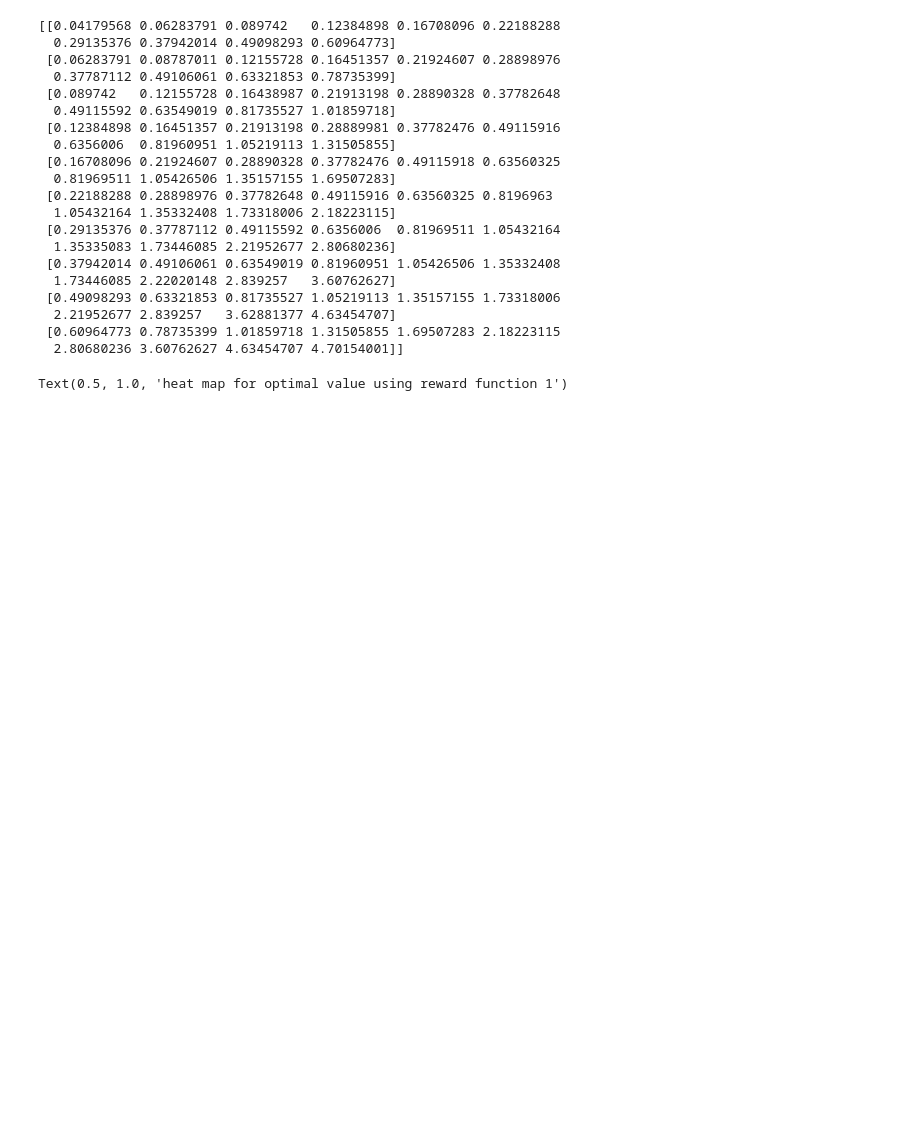
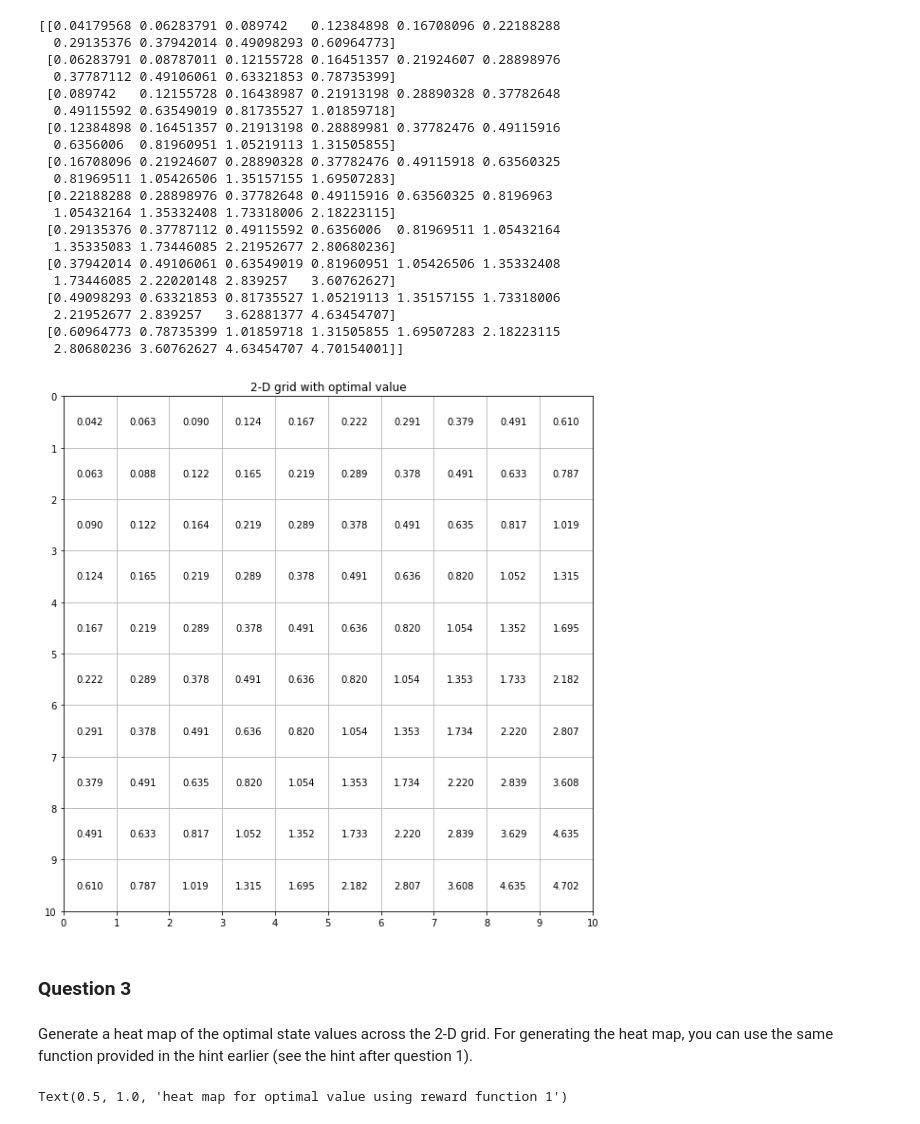
Before and after one commit to Shuyifan/Large-Scale-Social-and-Complex-Networks-Design-and-Algorithms, a Jupyter notebook: Project 3/Project 3.ipynb, the cells around one changed output. Cells and saved outputs as stored; diff of their text form; code cells hidden in the pictures; blank space fills up the shorter version.

```diff
--- a/Project 3/Project 3.ipynb
+++ b/Project 3/Project 3.ipynb
@@ -168,6 +168,28 @@ print(optimalV)
   2.21952677 2.839257   3.62881377 4.63454707]
  [0.60964773 0.78735399 1.01859718 1.31505855 1.69507283 2.18223115
   2.80680236 3.60762627 4.63454707 4.70154001]]
+# %%
+fig = plt.figure(figsize = (10, 10))
+ax = fig.gca()
+ax.invert_yaxis()
+ax.set_title("2-D grid with optimal value")
+ax.set_xticks(np.arange(0, 11, 1))
+ax.set_yticks(np.arange(0, 11, 1))
+
+for j in range(10):
+    for i in range(10):
+        plt.text(i + 0.5, j + 0.5, "%0.3f" %optimalV[i][j],
+                 horizontalalignment = 'center',
+                 verticalalignment = 'center',
+                 fontsize = 10)
+
+plt.grid()
+# %% [output]
+[figure, added]
+# %% [markdown]
+### Question 3
+# %% [markdown]
+Generate a heat map of the optimal state values across the 2-D grid. For generating the heat map, you can use the same function provided in the hint earlier (see the hint after question 1).
 # %%
 fig = plt.figure()
 ax = fig.add_subplot(1,1,1)
```
Also changed, not shown: parts of 4 cells of this notebook.
